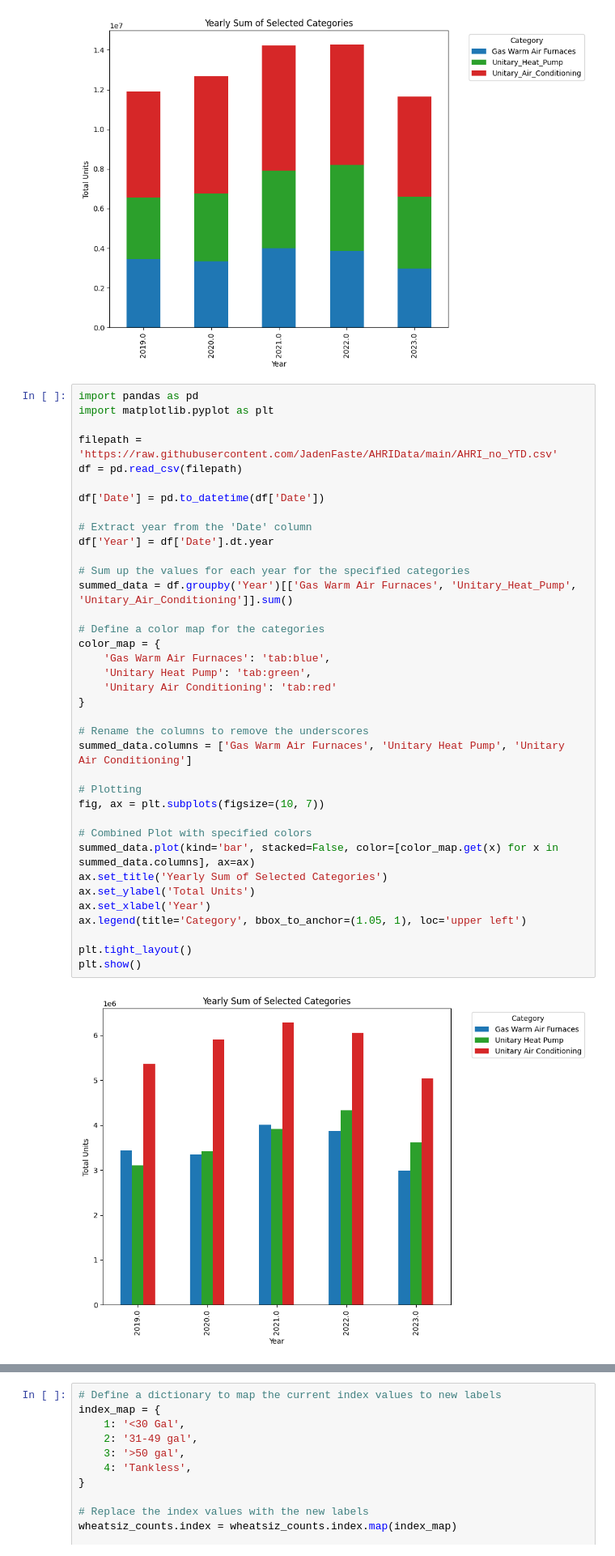
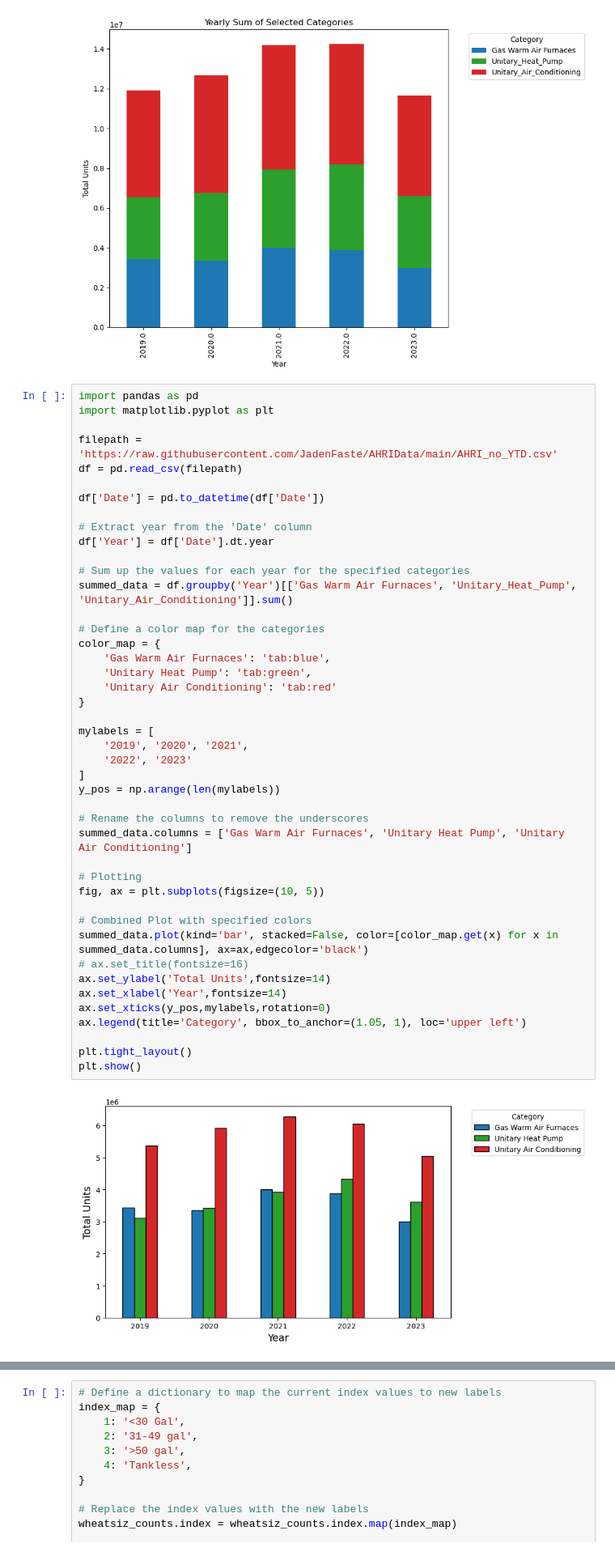
Before and after one commit to JadenFaste/AHRIData, a Jupyter notebook: AHRIAnalysis_V02.ipynb, the cells around one changed output, grey strips where cells are left out. Shown: that part at 81% size. Cells and saved outputs as stored; diff of their text form.

```diff
--- a/AHRIAnalysis_V02.ipynb
+++ b/AHRIAnalysis_V02.ipynb
@@ -276,39 +290,46 @@ import matplotlib.pyplot as plt
 
 filepath = 'https://raw.githubusercontent.com/JadenFaste/AHRIData/main/AHRI_no_YTD.csv'
 df = pd.read_csv(filepath)
 
 df['Date'] = pd.to_datetime(df['Date'])
 
 # Extract year from the 'Date' column
 df['Year'] = df['Date'].dt.year
 
 # Sum up the values for each year for the specified categories
 summed_data = df.groupby('Year')[['Gas Warm Air Furnaces', 'Unitary_Heat_Pump', 'Unitary_Air_Conditioning']].sum()
 
 # Define a color map for the categories
 color_map = {
     'Gas Warm Air Furnaces': 'tab:blue',
     'Unitary Heat Pump': 'tab:green',
     'Unitary Air Conditioning': 'tab:red'
 }
 
+mylabels = [
+    '2019', '2020', '2021',
+    '2022', '2023'
+]
+y_pos = np.arange(len(mylabels))
+
 # Rename the columns to remove the underscores
 summed_data.columns = ['Gas Warm Air Furnaces', 'Unitary Heat Pump', 'Unitary Air Conditioning']
 
 # Plotting
-fig, ax = plt.subplots(figsize=(10, 7))
+fig, ax = plt.subplots(figsize=(10, 5))
 
 # Combined Plot with specified colors
-summed_data.plot(kind='bar', stacked=False, color=[color_map.get(x) for x in summed_data.columns], ax=ax)
-ax.set_title('Yearly Sum of Selected Categories')
-ax.set_ylabel('Total Units')
-ax.set_xlabel('Year')
+summed_data.plot(kind='bar', stacked=False, color=[color_map.get(x) for x in summed_data.columns], ax=ax,edgecolor='black')
+# ax.set_title(fontsize=16)
+ax.set_ylabel('Total Units',fontsize=14)
+ax.set_xlabel('Year',fontsize=14)
+ax.set_xticks(y_pos,mylabels,rotation=0)
 ax.legend(title='Category', bbox_to_anchor=(1.05, 1), loc='upper left')
 
 plt.tight_layout()
 plt.show()
 # %% [output]
-[figure, old version]
+[figure, new version]
 # %%
 import pandas as pd
 import matplotlib.pyplot as plt
```
Also changed, not shown: parts of 17 cells of this notebook.
